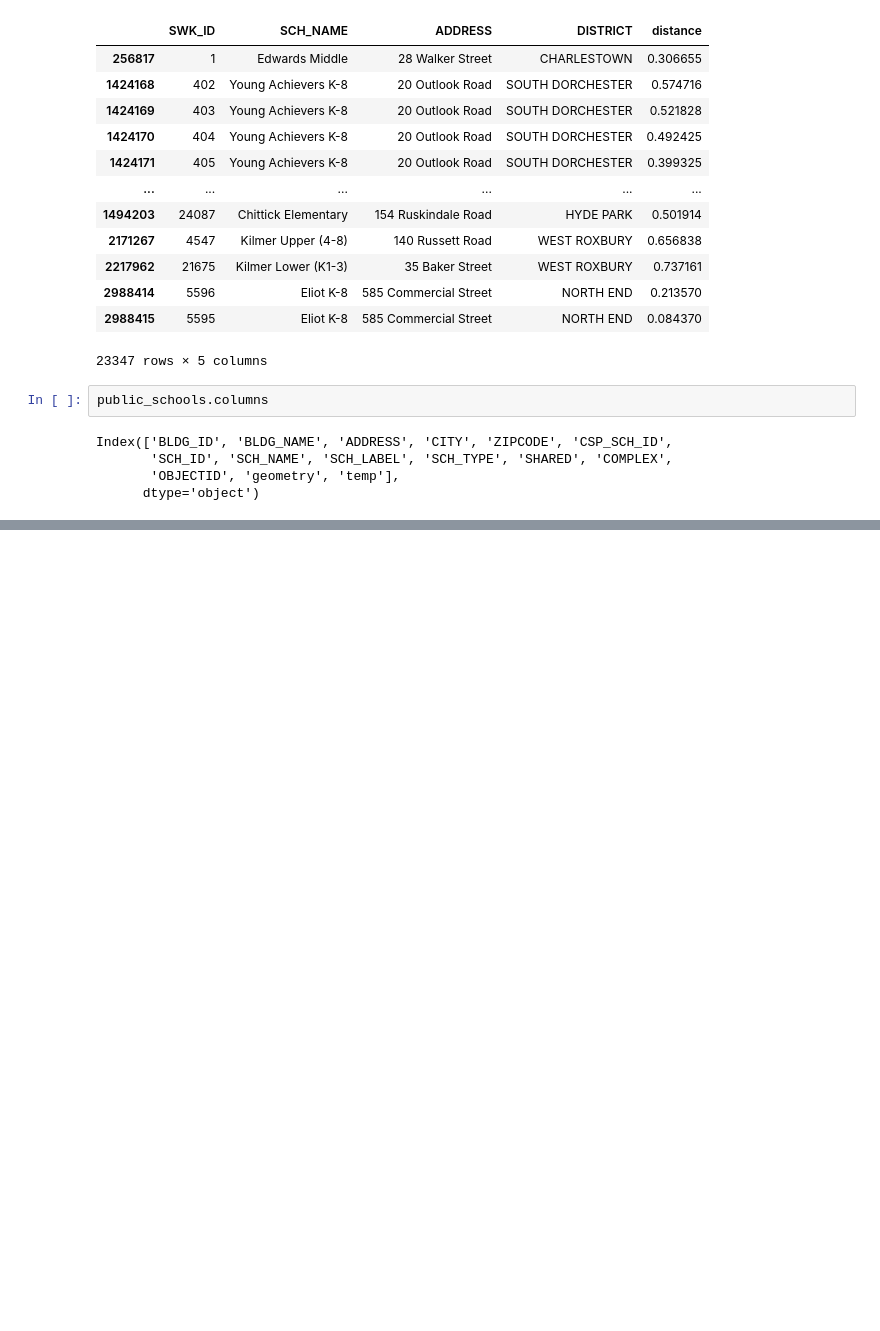
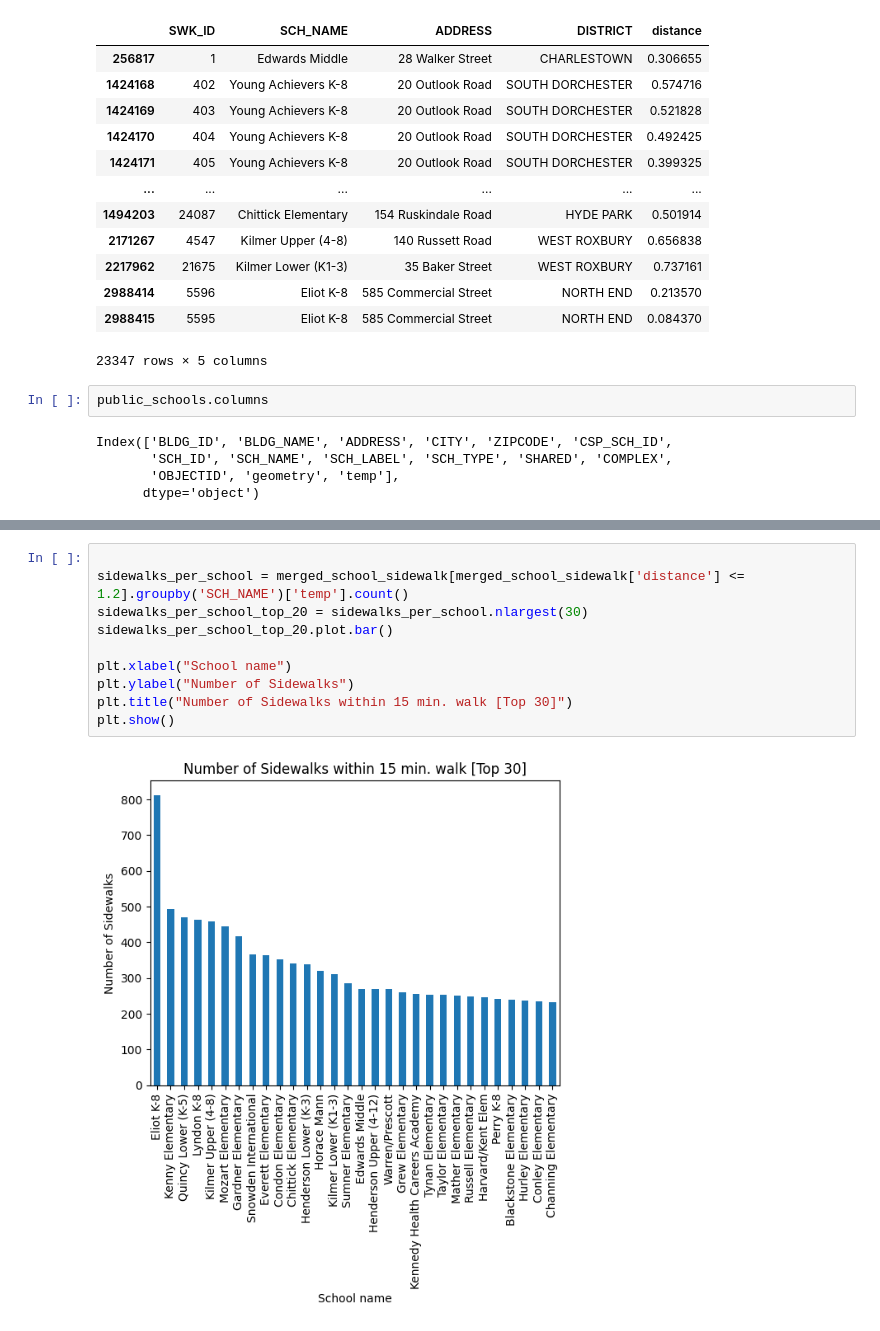
Before and after one commit to BU-Spark/ds-stantec-sidewalks, a Jupyter notebook: spring23-team-1/files/sidewalks_3_Analysis.ipynb, the cells around one changed output, grey strips where cells are left out. Drawn from its saved outputs; the diff is of its cells as text; blank space fills up the shorter version.

```diff
--- a/spring23-team-1/files/sidewalks_3_Analysis.ipynb
+++ b/spring23-team-1/files/sidewalks_3_Analysis.ipynb
@@ -232,0 +295,12 @@ See the caveats in the documentation: https://pandas.pydata.org/pandas-docs/stab
+# %%
+
+sidewalks_per_school = merged_school_sidewalk[merged_school_sidewalk['distance'] <= 1.2].groupby('SCH_NAME')['temp'].count()
+sidewalks_per_school_top_20 = sidewalks_per_school.nlargest(30)
+sidewalks_per_school_top_20.plot.bar()
+
+plt.xlabel("School name")
+plt.ylabel("Number of Sidewalks")
+plt.title("Number of Sidewalks within 15 min. walk [Top 30]")
+plt.show()
+# %% [output]
+[figure, added]
```
Also changed, not shown: parts of 7 cells of this notebook, 2 other files.
